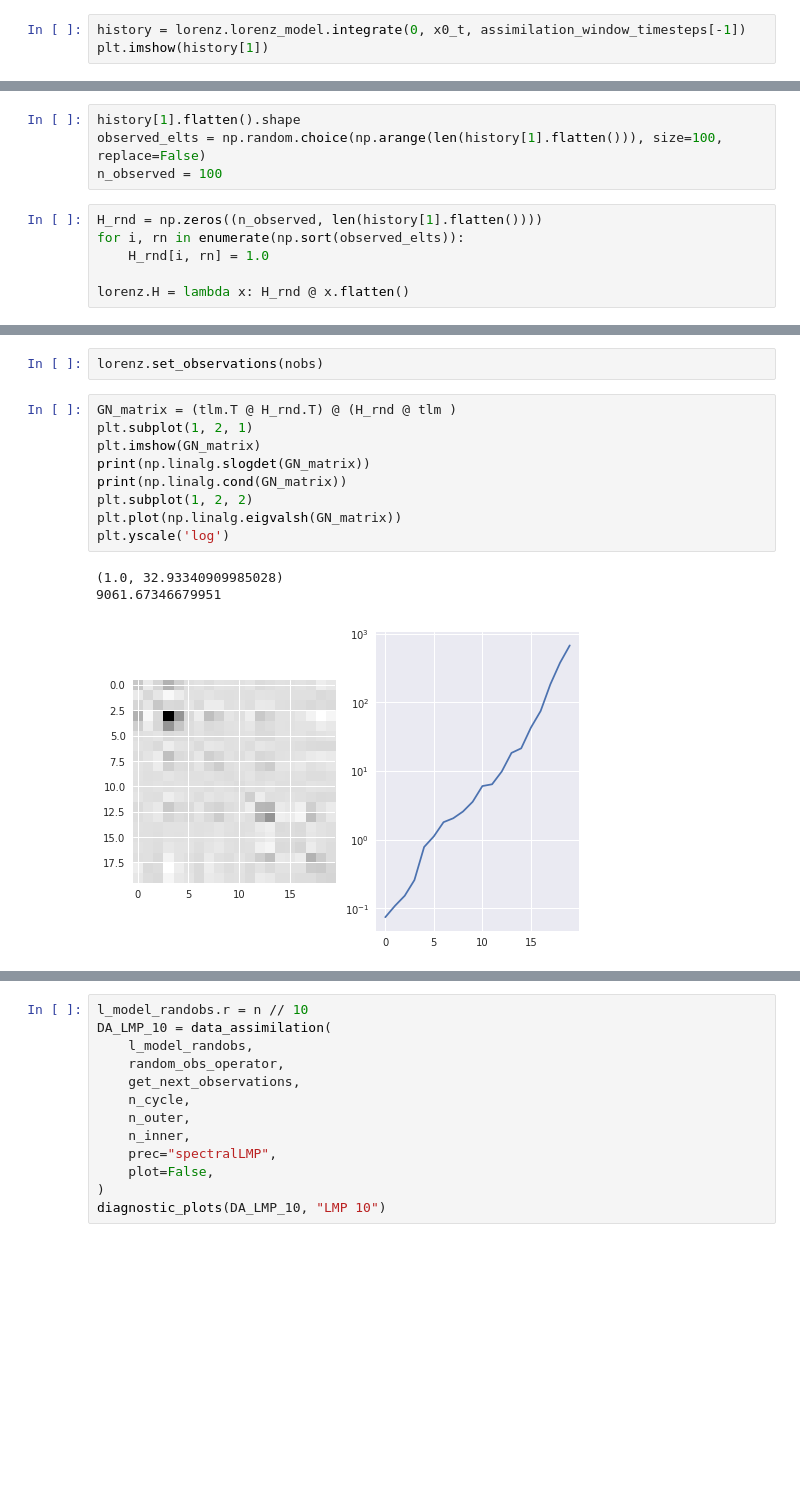
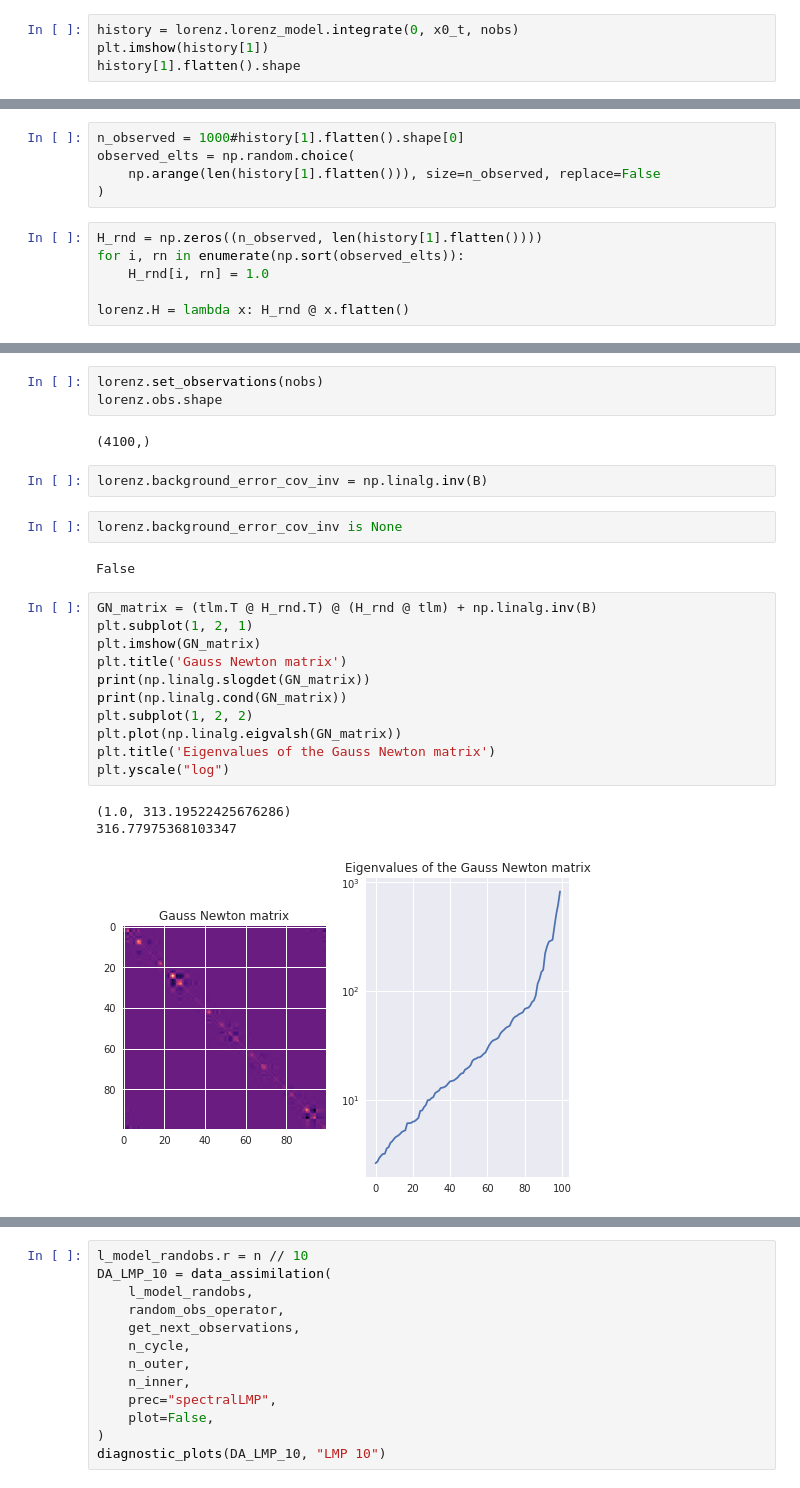
Before and after one commit to VTrappler/DA_PoC, a Jupyter notebook: notebooks/lorenz_DA.ipynb, the cells around one changed output, grey strips where cells are left out. Saved outputs shown, nothing was run; the diff lists cells and outputs as text; blank space fills up the shorter version.

```diff
--- a/notebooks/lorenz_DA.ipynb
+++ b/notebooks/lorenz_DA.ipynb
@@ -64,6 +74,7 @@ lorenz = LorenzWrapper(n)
 x0_t = burn_model(n, 1000)
 lorenz.n_total_obs = nobs
 # %%
-history = lorenz.lorenz_model.integrate(0, x0_t, assimilation_window_timesteps[-1])
+history = lorenz.lorenz_model.integrate(0, x0_t, nobs)
 plt.imshow(history[1])
+history[1].flatten().shape
 # %% [output]
@@ -72,7 +83,8 @@ plt.imshow(history[1])
 # %%
-history[1].flatten().shape
-observed_elts = np.random.choice(np.arange(len(history[1].flatten())), size=100, replace=False)
-n_observed = 100
+n_observed = 1000#history[1].flatten().shape[0]
+observed_elts = np.random.choice(
+    np.arange(len(history[1].flatten())), size=n_observed, replace=False
+)
 # %%
 H_rnd = np.zeros((n_observed, len(history[1].flatten())))
 for i, rn in enumerate(np.sort(observed_elts)):
@@ -88,15 +100,26 @@ tlm.shape
 # %%
 lorenz.set_observations(nobs)
+lorenz.obs.shape
+# %% [output]
+(4100,)
+# %%
+lorenz.background_error_cov_inv = np.linalg.inv(B)
+# %%
+lorenz.background_error_cov_inv is None
+# %% [output]
+False
 # %%
-GN_matrix = (tlm.T @ H_rnd.T) @ (H_rnd @ tlm )
+GN_matrix = (tlm.T @ H_rnd.T) @ (H_rnd @ tlm) + np.linalg.inv(B)
 plt.subplot(1, 2, 1)
 plt.imshow(GN_matrix)
+plt.title('Gauss Newton matrix')
 print(np.linalg.slogdet(GN_matrix))
 print(np.linalg.cond(GN_matrix))
 plt.subplot(1, 2, 2)
 plt.plot(np.linalg.eigvalsh(GN_matrix))
-plt.yscale('log')
+plt.title('Eigenvalues of the Gauss Newton matrix')
+plt.yscale("log")
 # %% [output]
-(1.0, 32.93340909985028)
-9061.67346679951
+(1.0, 313.19522425676286)
+316.77975368103347
-[figure, old version]
+[figure, new version]
```
Also changed, not shown: parts of 17 cells of this notebook, 1 other file.
